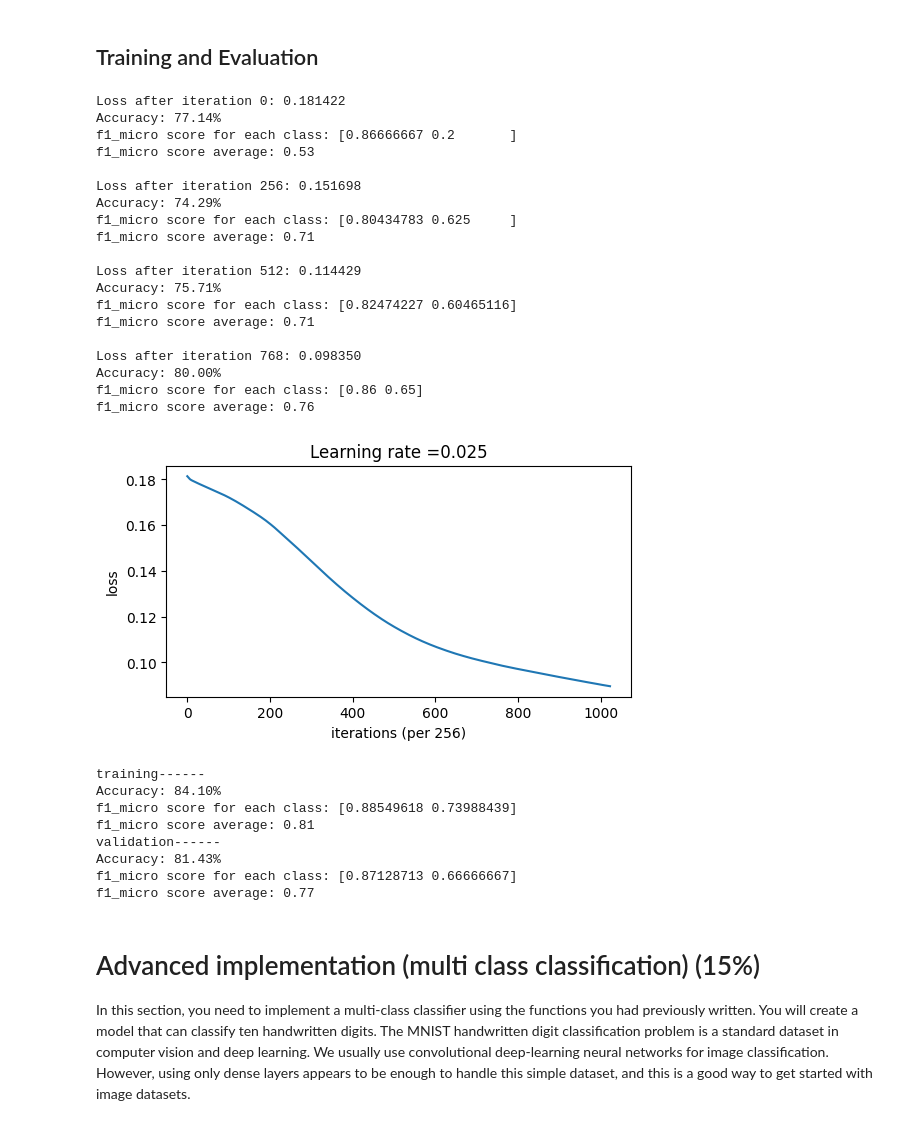
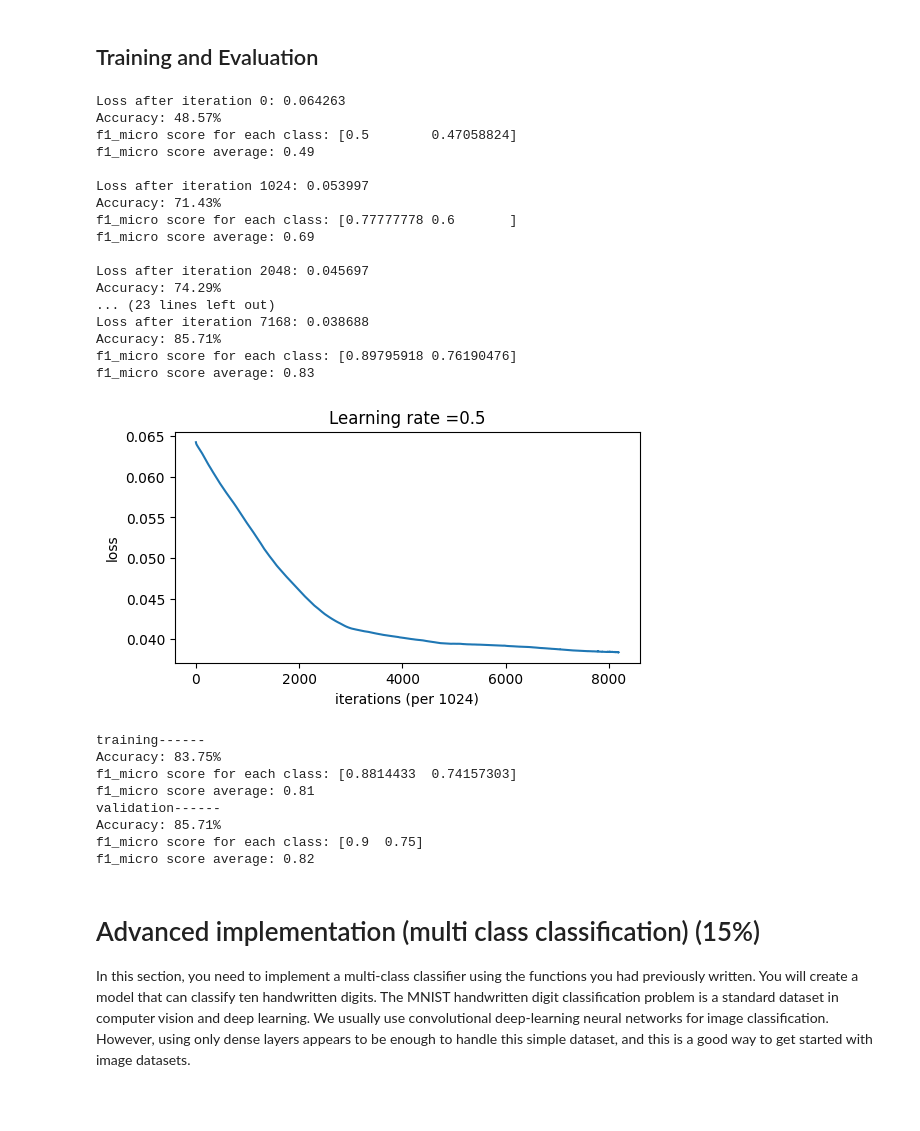
Before and after one commit to nevikw39/ML, a Jupyter notebook: HW3/HW3.ipynb, the cells around one changed output. Drawn from its saved outputs; the diff is of its cells as text; code cells hidden in the pictures.

```diff
--- a/HW3/HW3.ipynb
+++ b/HW3/HW3.ipynb
@@ -1539,75 +1540,73 @@ if loss_function == 'cross_entropy':
     assert y_train_processed.shape[-1] == 1, "see the 'Note' in the Basic implementation section"
     assert y_val_processed.shape[-1] == 1, "see the 'Note' in the Basic implementation section"
 elif loss_function == 'focal_loss':
-    layers_dims = [10, 50, 100, 500, 1000, 200, 100, 20, 10, 2]
-    activation_fn = ["relu", "relu", "relu", "relu", "relu", "relu", "relu", "relu", "softmax"]
-    gamma = math.sqrt(2 * math.pi)
-    alpha = np.array([1, len(neg) / len(pos)])
+    layers_dims = [10, 10, 10, 10, 10, 10, 2]
+    activation_fn = ["relu", "relu", "relu", "relu", "relu", "softmax"]
+    gamma = 2
+    alpha = np.array([.25, .75])
     y_train_processed = np.eye(2).astype(int)[y_train.reshape(-1)]
     y_val_processed = np.eye(2).astype(int)[y_val.reshape(-1)]
     assert y_train_processed.shape[-1] == 2, "see the 'Note' in the Basic implementation section"
     assert y_val_processed.shape[-1] == 2, "see the 'Note' in the Basic implementation section"
 
-learning_rate = 2.5e-2
-num_iterations = 1024
+learning_rate = .5
+num_iterations = 8192
 print_loss = True
-print_freq = 256
+print_freq = 1024
 classes = 2
 losses = []                         # keep track of loss
 model = Model(layers_dims, activation_fn, loss_function, alpha, gamma)
 
 # Loop (batch gradient descent)
 for i in range(num_iterations):
     # forward
     AL = model.forward(x_train)
 
+    # backward
+    dA_prev = model.backward(AL, y_train_processed)
+
+    # update
+    model.update(learning_rate / (math.pi * math.log(i + 1) + 1))
+
     # compute loss
     if loss_function == 'cross_entropy':
         loss = None
     elif loss_function == 'focal_loss':
-        loss = compute_focal_loss(AL, y_train_processed, alpha, gamma)
-
-    # backward
-    dA_prev = model.backward(AL, y_train_processed)
-
-    # update
-    model.update(learning_rate)
+        loss = compute_focal_loss(model.forward(x_val), y_val_processed, alpha, gamma)
 
     losses.append(loss)
     if print_loss and i % print_freq == 0:
         print ("Loss after iteration %i: %f" %(i, loss))
         predict(x_val, y_val_processed, model)
         print()
 
 # plot the loss
 plt.figure(figsize=(6, 3))
 plt.plot(np.squeeze(losses))
 plt.ylabel('loss')
 plt.xlabel(f'iterations (per {print_freq})')
 plt.title("Learning rate =" + str(learning_rate))
 plt.show()
 ### END CODE HERE ###
 # %% [output]
-Loss after iteration 0: 0.181422
-Accuracy: 77.14%
-f1_micro score for each class: [0.86666667 0.2       ]
-f1_micro score average: 0.53
+Loss after iteration 0: 0.064263
+Accuracy: 48.57%
+f1_micro score for each class: [0.5        0.47058824]
+f1_micro score average: 0.49
 
-Loss after iteration 256: 0.151698
+Loss after iteration 1024: 0.053997
+Accuracy: 71.43%
+f1_micro score for each class: [0.77777778 0.6       ]
+f1_micro score average: 0.69
+
+Loss after iteration 2048: 0.045697
 Accuracy: 74.29%
-f1_micro score for each class: [0.80434783 0.625     ]
-f1_micro score average: 0.71
-
-Loss after iteration 512: 0.114429
-Accuracy: 75.71%
-f1_micro score for each class: [0.82474227 0.60465116]
-f1_micro score average: 0.71
-
-Loss after iteration 768: 0.098350
-Accuracy: 80.00%
-f1_micro score for each class: [0.86 0.65]
-f1_micro score average: 0.76
+... (23 lines left out)
+Loss after iteration 7168: 0.038688
+Accuracy: 85.71%
+f1_micro score for each class: [0.89795918 0.76190476]
+f1_micro score average: 0.83
-[figure, old version]
+[figure, new version]
 # %%
 print('training------')
 pred_train = predict(x_train, y_train_processed, model)
@@ -1615,13 +1614,13 @@ print('validation------')
 pred_val = predict(x_val, y_val_processed, model)
 # %% [output]
 training------
-Accuracy: 84.10%
-f1_micro score for each class: [0.88549618 0.73988439]
+Accuracy: 83.75%
+f1_micro score for each class: [0.8814433  0.74157303]
 f1_micro score average: 0.81
 validation------
-Accuracy: 81.43%
-f1_micro score for each class: [0.87128713 0.66666667]
-f1_micro score average: 0.77
+Accuracy: 85.71%
+f1_micro score for each class: [0.9  0.75]
+f1_micro score average: 0.82
 # %%
 pred_test = predict(X_test, None, model)
 outputs["basic_pred_test"] = pred_test
```
Also changed, not shown: parts of 6 cells of this notebook, 1 other file.
